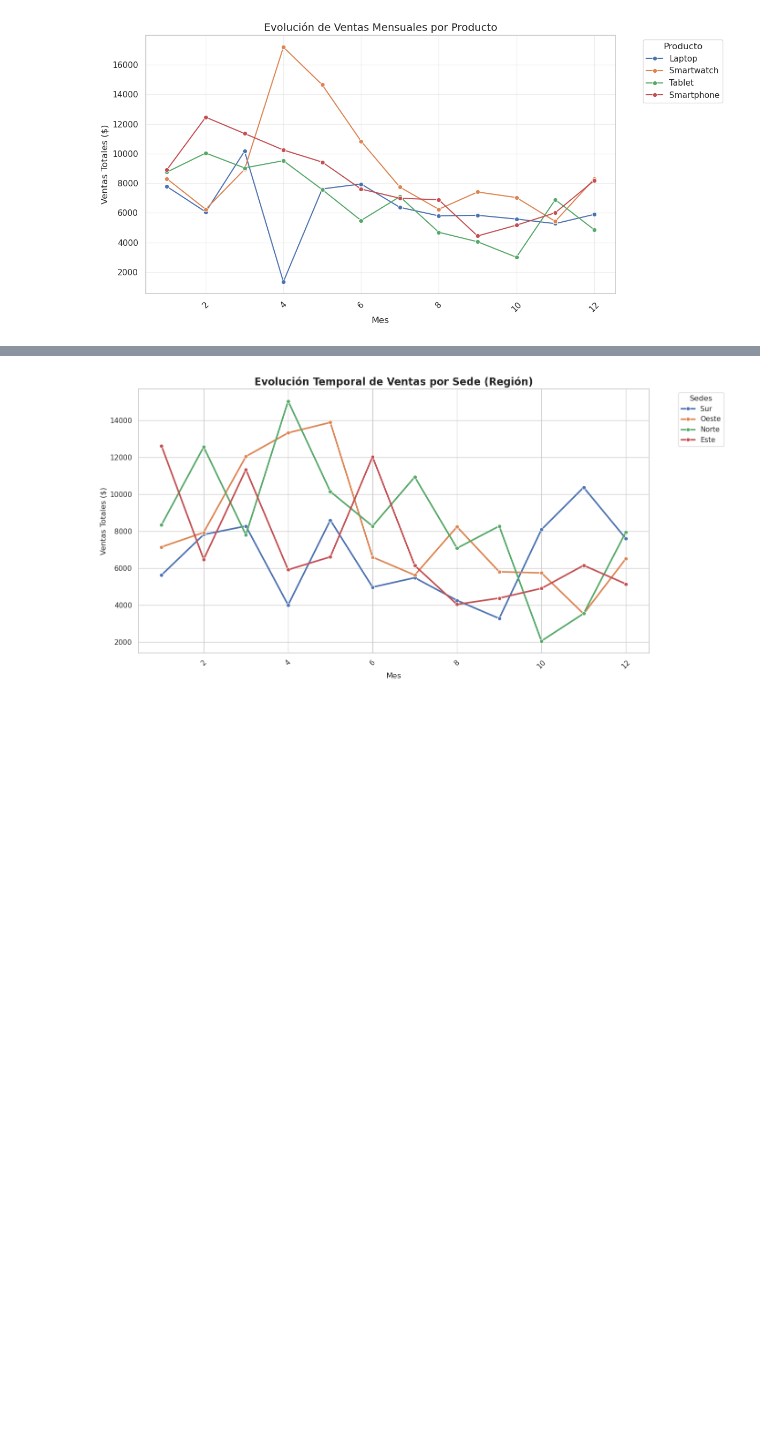
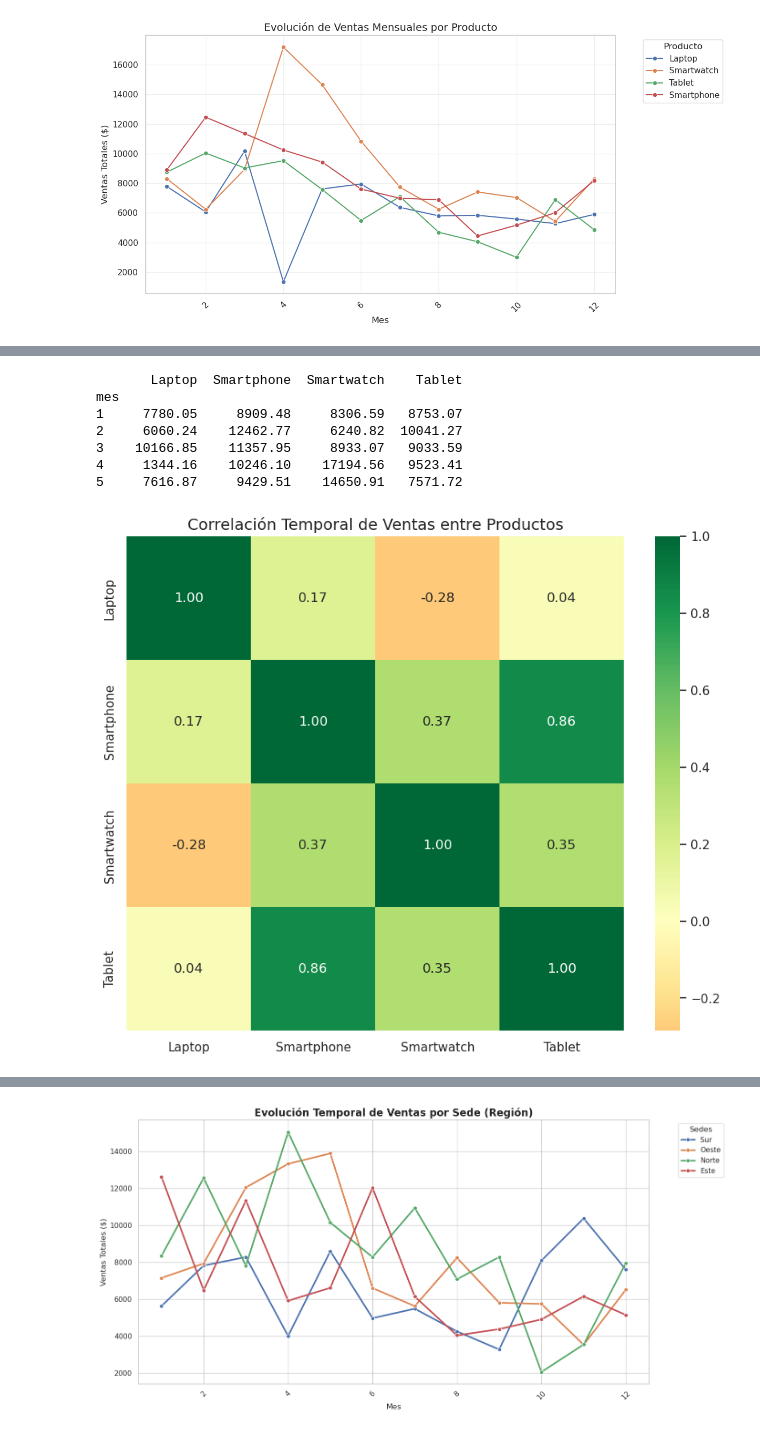
Before and after one commit to Jero2110/Big_Data_Phase02, a Jupyter notebook: proyect/main.ipynb, the cells around one changed output, grey strips where cells are left out. Cells and saved outputs as stored; diff of their text form; code cells hidden in the pictures; blank space fills up the shorter version.

```diff
--- a/proyect/main.ipynb
+++ b/proyect/main.ipynb
@@ -42,13 +42,13 @@ Una vez se ejecuta el archivo: *Anexo 1 -  generador_python.py* para generar el
 df_ventas = spark.read.csv("ventas_2023.csv", header=True, inferSchema=True)
 
 # Se convierte la columna de fecha a tipo Timestamp si no lo es
-df_ventas = df.withColumn("fecha", F.to_timestamp("fecha"))
+df_ventas = df_ventas.withColumn("fecha", F.to_timestamp("fecha"))
 
 print("Esquema del DataFrame en Spark")
 df_ventas.printSchema()
 
 print("Primeras cinco (5) filas del Dataset")
-df.show(5)
+df_ventas.show(5)
 # %% [output]
 Esquema del DataFrame en Spark
 root
@@ -275,0 +292,31 @@ plt.show()
+# %%
+# Creamos una tabla con los productos como columnas y los meses como fila
+df_mensual = df_ventas.groupBy("mes") \
+    .pivot("producto") \
+    .agg(F.sum("monto")) \
+    .fillna(0)  # Llenar con 0 si un producto no tuvo ventas ese mes
+
+# Convertimos a Pandas para calcular la correlación temporal
+pd_correlacion = df_mensual.toPandas().set_index("mes").sort_index()
+
+# Mostramos la tabla pivotada (Series temporales por producto)
+print(pd_correlacion.head())
+
+# Calculamos la matriz de correlación entre productos
+matriz_corr = pd_correlacion.corr()
+
+# Graficamos la matriz por medio de un heatmap
+plt.figure(figsize=(10, 8))
+sns.heatmap(matriz_corr, annot=True, cmap='RdYlGn', center=0, fmt=".2f")
+
+plt.title("Correlación Temporal de Ventas entre Productos", fontsize=14)
+plt.show()
+# %% [output]
+       Laptop  Smartphone  Smartwatch    Tablet
+mes
+1     7780.05     8909.48     8306.59   8753.07
+2     6060.24    12462.77     6240.82  10041.27
+3    10166.85    11357.95     8933.07   9033.59
+4     1344.16    10246.10    17194.56   9523.41
+5     7616.87     9429.51    14650.91   7571.72
+[figure, added]
```
Also changed, not shown: parts of 15 cells of this notebook.
